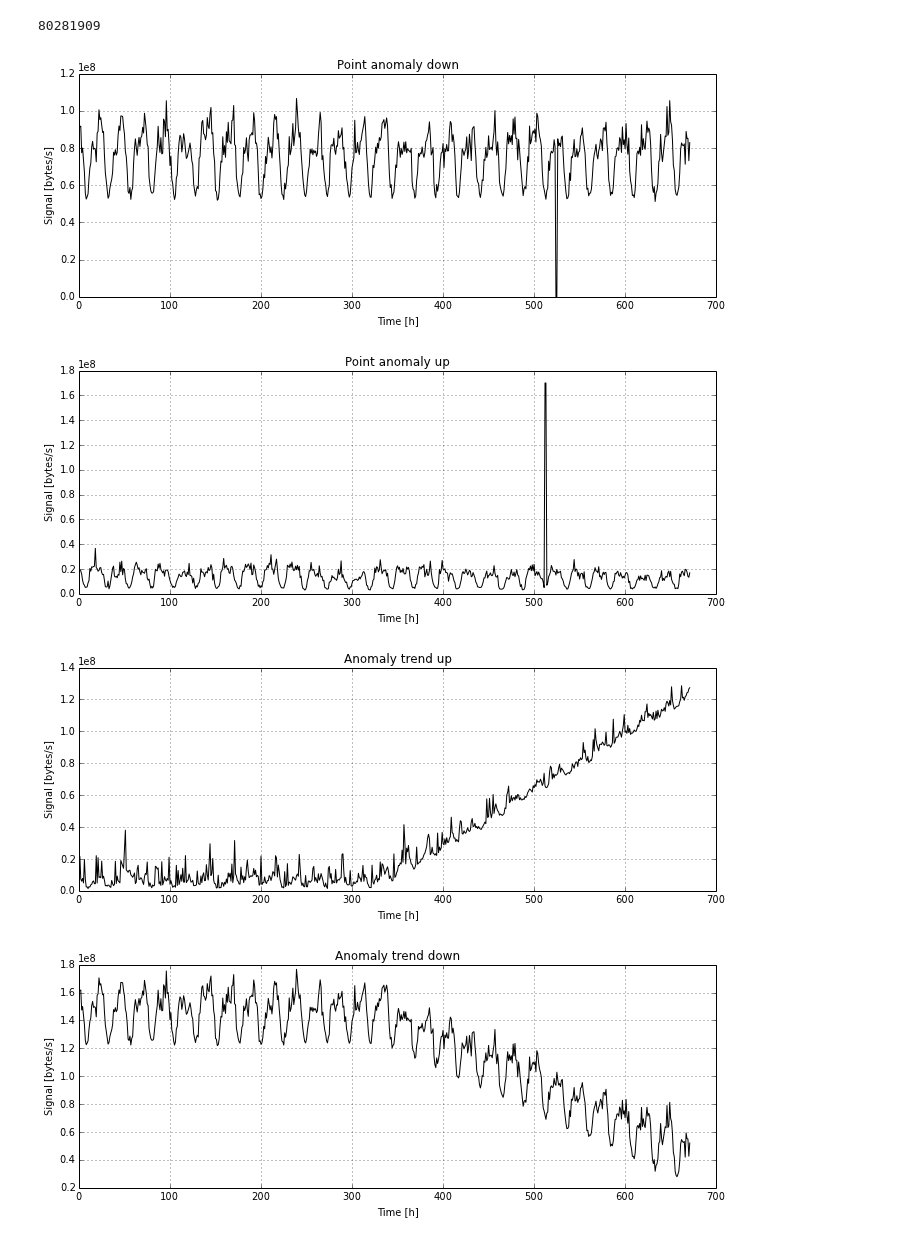
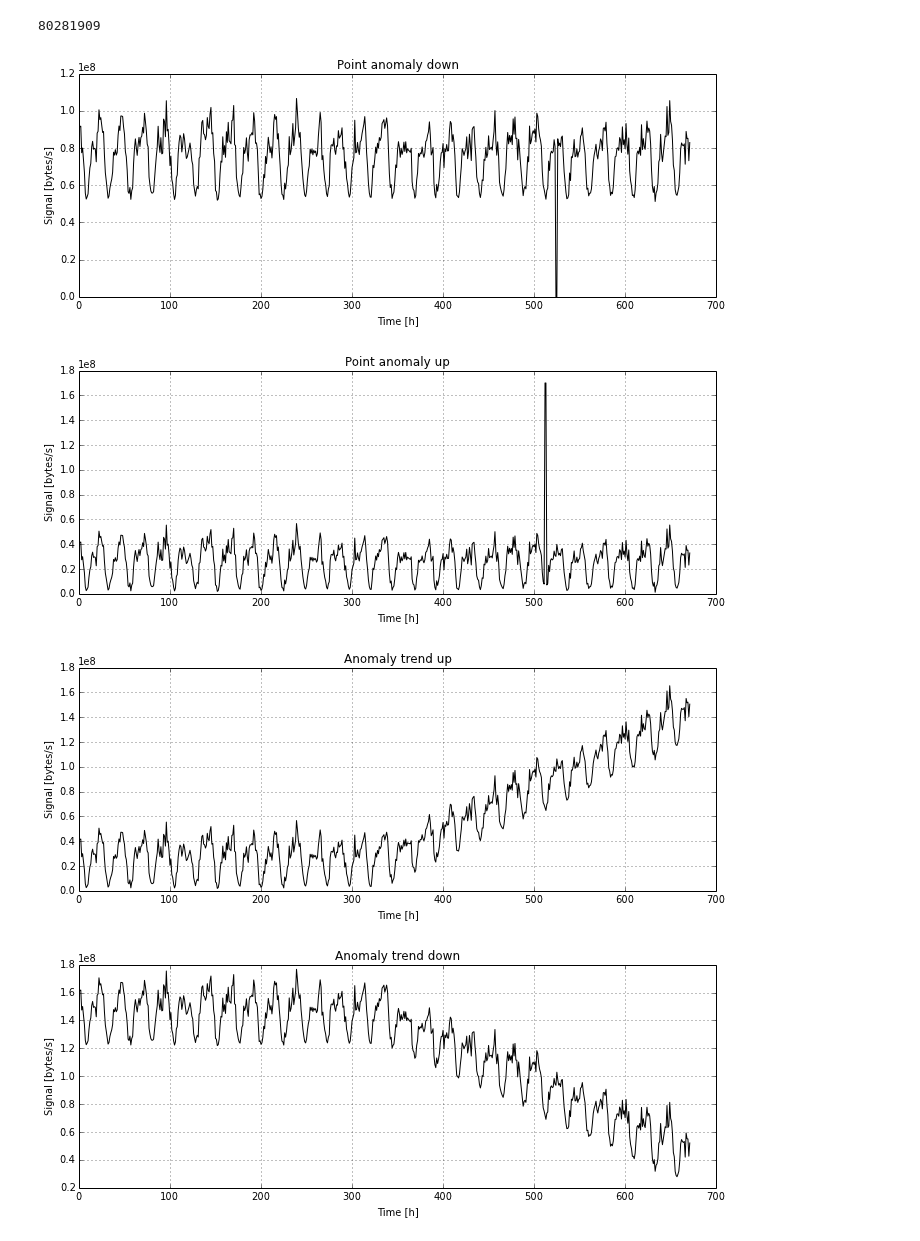
Before and after one commit to arnarn/projekt, a Jupyter notebook: anomaly_detection_lpc.ipynb, the cells around one changed output. Saved outputs shown, nothing was run; the diff lists cells and outputs as text; code cells hidden in the pictures.

```diff
--- a/anomaly_detection_lpc.ipynb
+++ b/anomaly_detection_lpc.ipynb
@@ -409,7 +521,7 @@ point_anomaly_low[524] = 0
 point_anomaly_low[525] = 0
 
 ###
-point_anomaly_high_temp = data_polisher(GETfeature_speeds('HTTP'))
+point_anomaly_high_temp = data_polisher(GETfeature_speeds('YouTube'))
 point_anomaly_high = []
 for x1 in point_anomaly_high_temp[400:736]:
     point_anomaly_high.append(x1)
@@ -419,7 +531,7 @@ point_anomaly_high[512] = 170000000
 point_anomaly_high[513] = 170000000
 
 ### Trend anomaly up (linear function added)
-trend_anomaly_up1_temp = data_polisher(GETfeature_speeds('Unknown'))
+trend_anomaly_up1_temp = data_polisher(GETfeature_speeds('YouTube'))
 trend_anomaly_up1 = []
 for x1 in trend_anomaly_up1_temp[400:736]:
     trend_anomaly_up1.append(x1)
@@ -521,37 +633,44 @@ for x1 in no_anomaly_temp[736:1072]:
 anomalous_reference_temp = data_polisher(GETfeature_speeds('YouTube'))
 anomalous_reference = []
 for x1 in anomalous_reference_temp[400:736]:
     anomalous_reference.append(x1)
 for x1 in anomalous_reference_temp[736:1072]:
     anomalous_reference.append(x1)
 for x1 in range(450,500):
     anomalous_reference[x1-400] = anomalous_reference_temp[450]
 for x1 in range(550,600):
     anomalous_reference[x1-400] = anomalous_reference_temp[x1]/2
 for x1 in range(650,700):
     anomalous_reference[x1-400] = anomalous_reference_temp[x1]+anomalous_reference_temp[400]
 
 multi_anomalous = []
 for x1 in anomalous_reference_temp[400:736]:
     multi_anomalous.append(x1)
 for x1 in anomalous_reference_temp[736:1072]:
     multi_anomalous.append(x1)
 for x1 in range(450,500):
     multi_anomalous[x1-64] = anomalous_reference_temp[450]
 for x1 in range(550,600):
     multi_anomalous[x1-64] = anomalous_reference_temp[x1]/2
 for x1 in range(650,700):
     multi_anomalous[x1-64] = anomalous_reference_temp[x1]+anomalous_reference_temp[400]
 
-anomaly_list = [point_anomaly_low, point_anomaly_high, trend_anomaly_up1, trend_anomaly_down1, trend_anomaly_up2, trend_anomaly_down2, jump_anomaly_up, jump_anomaly_down, no_period_anomaly, increased_period_anomaly, halved_frequency, double_frequency, no_anomaly, anomalous_reference, multi_anomalous]
-anomaly_title_list = ["Point anomaly down", "Point anomaly up", "Anomaly trend up", "Anomaly trend down", "Anomalous useage increase", "Anomalous useage decrease", "Jump anomaly up", "Jump anomaly down", "Anomal periodicity decreasing", "Anomal periodicity increasing", "Halved frequency anomaly", "Double frequency anomaly", "No anomaly", "Anomalous reference data set", "Multiple anomalies"]
+
+signature_Unknown_temp = data_polisher(GETfeature_speeds('Unknown'))
+signature_Unknown = []
+for x1 in signature_Unknown_temp[0:672]:
+    signature_Unknown.append(x1)
+
+
+anomaly_list = [point_anomaly_low, point_anomaly_high, trend_anomaly_up1, trend_anomaly_down1, trend_anomaly_up2, trend_anomaly_down2, jump_anomaly_up, jump_anomaly_down, no_period_anomaly, increased_period_anomaly, halved_frequency, double_frequency, no_anomaly, anomalous_reference, multi_anomalous, signature_Unknown]
+anomaly_title_list = ["Point anomaly down", "Point anomaly up", "Anomaly trend up", "Anomaly trend down", "Anomalous useage increase", "Anomalous useage decrease", "Jump anomaly up", "Jump anomaly down", "Anomal periodicity decreasing", "Anomal periodicity increasing", "Halved frequency anomaly", "Double frequency anomaly", "No anomaly", "Anomalous reference data set", "Multiple anomalies", "Signature of unknown data"]
 for x1 in range(0,len(anomaly_list)):
     get_plot(0, anomaly_list[x1], anomaly_title_list[x1], 0)
 # %% [output]
 80281909
 [figure]
-[figure, old version]
+[figure, new version]
-[figure, old version]
+[figure, new version]
 [figure]
 [figure]
 [figure]
```
Also changed, not shown: parts of 4 cells of this notebook.
